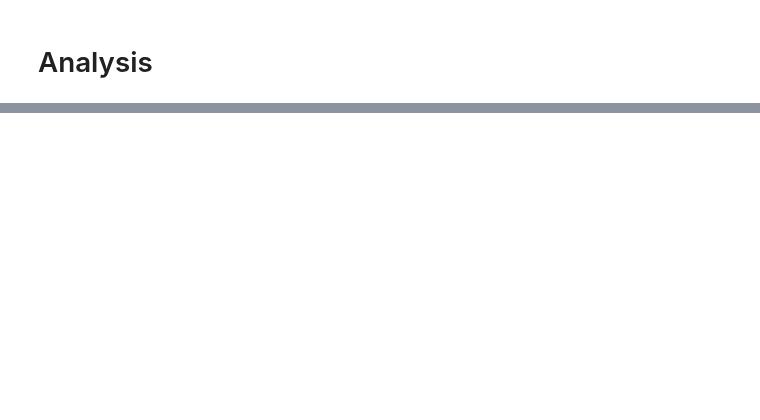
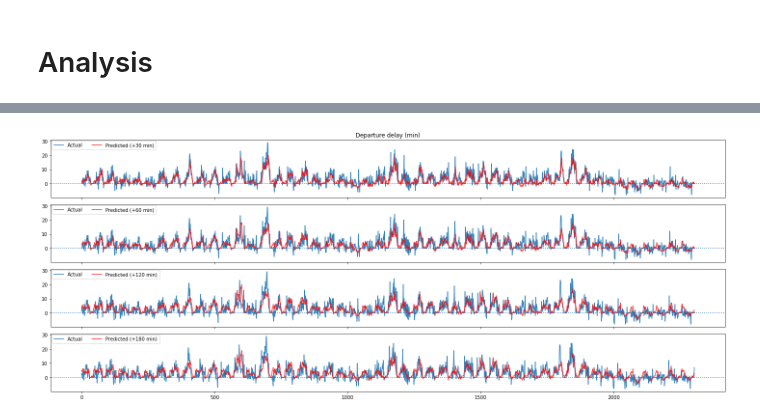
Before and after one commit to junzis/atdelay, a Jupyter notebook: network_delay_gnn.ipynb, the cells around one changed output, grey strips where cells are left out. Cells and saved outputs as stored; diff of their text form; code cells hidden in the pictures; blank space fills up the shorter version.

```diff
--- a/network_delay_gnn.ipynb
+++ b/network_delay_gnn.ipynb
@@ -609,0 +531,32 @@ for airportidx in range(0, min(int(len(airports)), maxPlots)):
+# %%
+fig, axes = plt.subplots(4, 1, figsize=(20, 8), sharex=True, sharey=True)
+
+ax = axes[0]
+ax.plot(df.dep_30m, alpha=0.9, label="Actual")
+ax.plot(df.dep_est_30m, color="r", alpha=0.8, label="Predicted (+30 min)")
+ax.axhline(0, ls=":")
+ax.legend(loc="upper left", borderaxespad=0.2, ncol=2)
+ax.set_title("Departure delay (min)")
+
+
+ax = axes[1]
+ax.plot(df.dep_60m, alpha=0.9, label="Actual")
+ax.plot(df.dep_est_60m, color="r", alpha=0.8, label="Predicted (+60 min)")
+ax.axhline(0, ls=":")
+ax.legend(loc="upper left", borderaxespad=0.2, ncol=2)
+
+ax = axes[2]
+ax.plot(df.dep_120m, alpha=0.9, label="Actual")
+ax.plot(df.dep_est_120m, color="r", alpha=0.8, label="Predicted (+120 min)")
+ax.axhline(0, ls=":")
+ax.legend(loc="upper left", borderaxespad=0.2, ncol=2)
+
+ax = axes[3]
+ax.plot(df.dep_180m, alpha=0.9, label="Actual")
+ax.plot(df.dep_est_180m, color="r", alpha=0.8, label="Predicted (+180 min)")
+ax.axhline(0, ls=":")
+ax.legend(loc="upper left", borderaxespad=0.2, ncol=2)
+
+plt.tight_layout()
+# %% [output]
+[figure, added]
```
Also changed, not shown: parts of 37 cells of this notebook, 8 other files.
